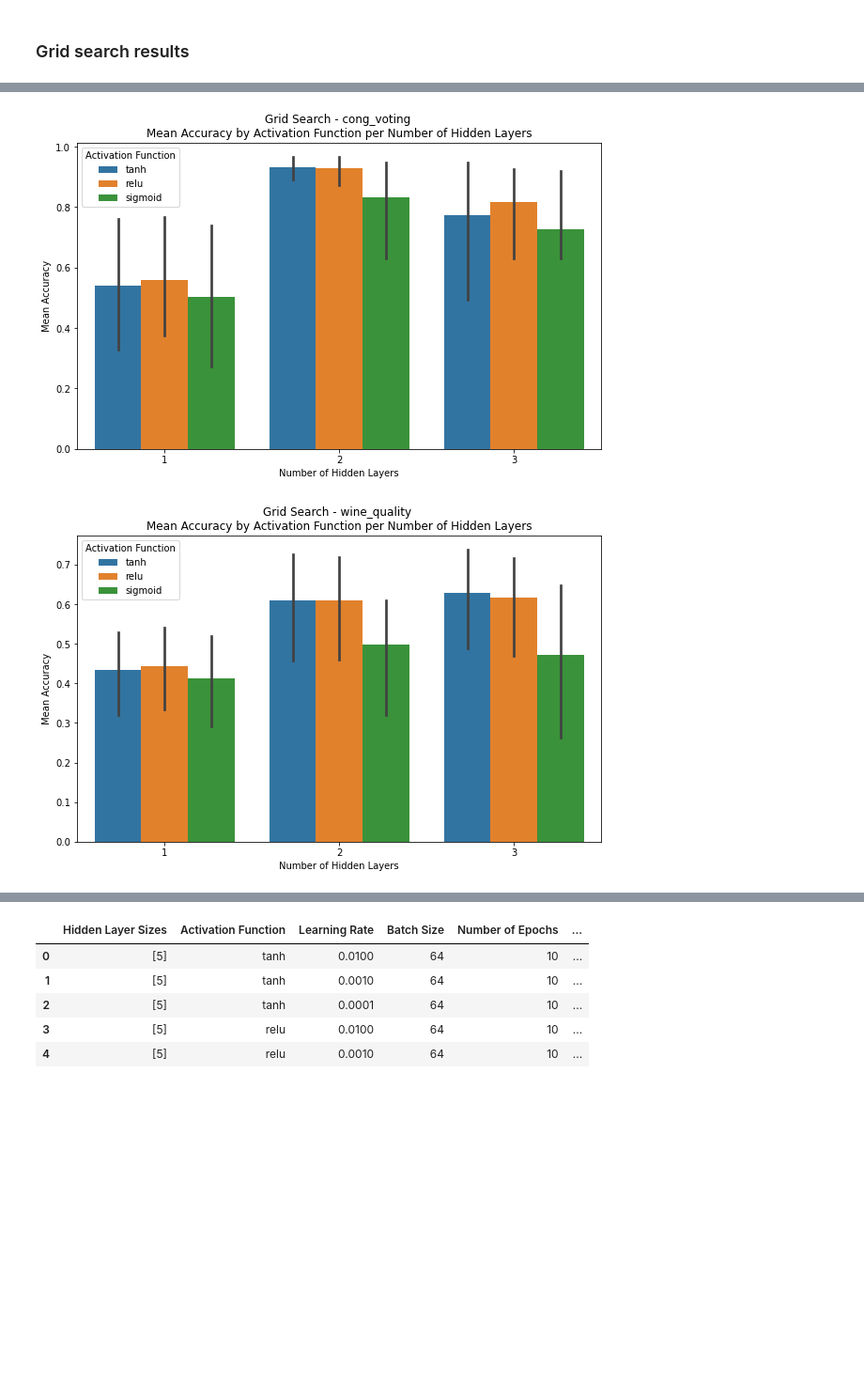
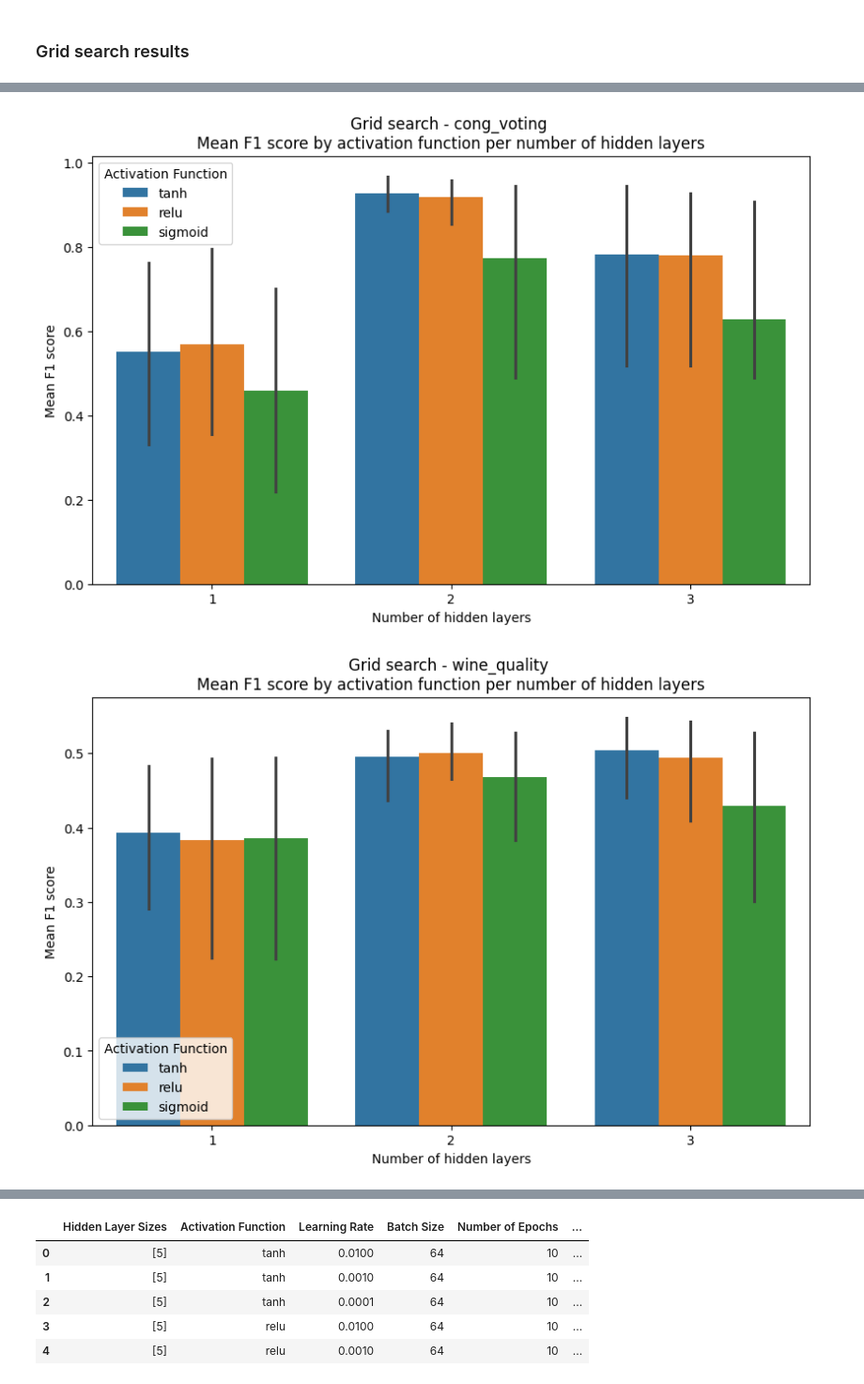
Before and after one commit to izsom/MachineLearning23ws, a Jupyter notebook: Exercise2/comparison.ipynb, the cells around one changed output, grey strips where cells are left out. Shown at 94% size. Saved outputs shown, nothing was run; the diff lists cells and outputs as text; code cells hidden in the pictures; blank space fills up the shorter version.

```diff
--- a/Exercise2/comparison.ipynb
+++ b/Exercise2/comparison.ipynb
@@ -82,20 +82,20 @@ plt.show()
 # %%
 # This is similar as the one above but here it's per dataset
 
 datasets = cv_grid_search_results['dataset'].unique()
 
 for dataset in datasets:
     plt.figure(figsize=(10, 6))
 
     subset_data = cv_grid_search_results[cv_grid_search_results['dataset'] == dataset]
 
-    sns.barplot(x='Num Hidden Layers', y='Average Accuracy', hue='Activation Function', data=subset_data)
+    sns.barplot(x='Num Hidden Layers', y='Average F1', hue='Activation Function', data=subset_data)
 
-    plt.xlabel('Number of Hidden Layers')
-    plt.ylabel('Mean Accuracy')
-    plt.title(f'Grid Search - {dataset} \nMean Accuracy by Activation Function per Number of Hidden Layers')
-    plt.savefig(f'results_plots/gridsearch_accuracy_activation_hiddenlayers_{dataset}.png')
+    plt.xlabel('Number of hidden layers')
+    plt.ylabel('Mean F1 score')
+    plt.title(f'Grid search - {dataset} \nMean F1 score by activation function per number of hidden layers')
+    plt.savefig(f'results_plots/gridsearch_f1_activation_hiddenlayers_{dataset}.png')
     plt.show()
 # %% [output]
-[figure, old version]
+[figure, new version]
-[figure, old version]
+[figure, new version]
```
Also changed, not shown: parts of 18 cells of this notebook, 33 other files.
